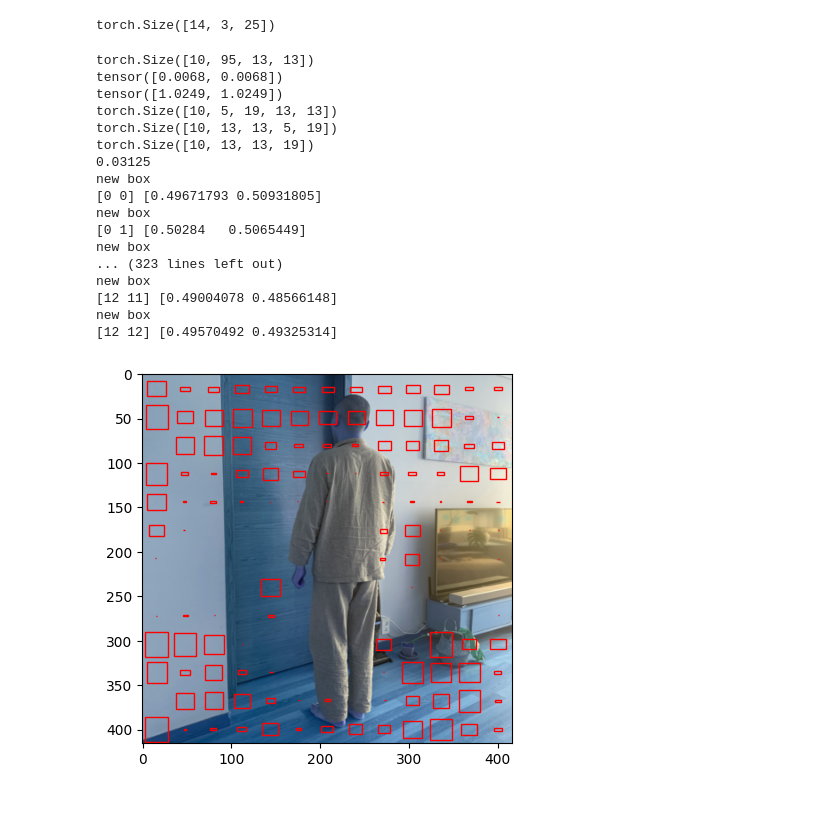
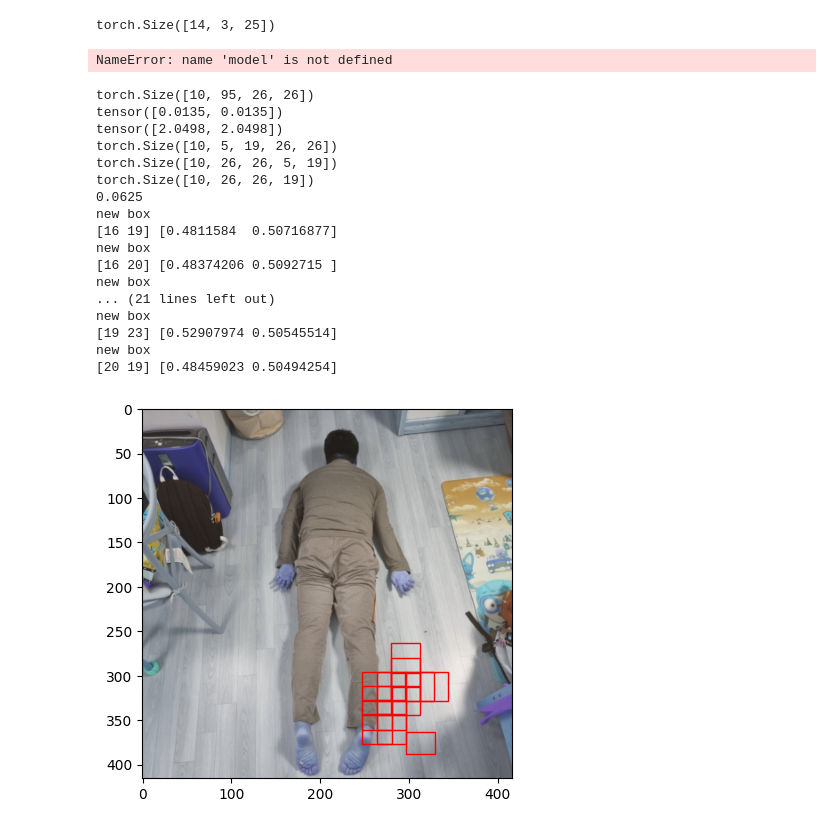
Before and after one commit to PikaSannnnn/MassageBot, a Jupyter notebook: dataProcessing.ipynb, the cells around one changed output. Drawn from its saved outputs; the diff is of its cells as text; code cells hidden in the pictures.

Commit message:
Ready for training

```diff
--- a/dataProcessing.ipynb
+++ b/dataProcessing.ipynb
@@ -380,14 +380,14 @@ criterion(anchors, td, test_result).item()
 import yolo.training as yolo_tv
 
 model = Yolo(14, 5, debug=False)
-optimizer = torch.optim.Adam(params=model.parameters())
+optimizer = torch.optim.Adam(params=model.parameters(), lr = 1e-4)
 criterion_fn = MultiFactorLoss(5, batch_avg=True)
 criterion_fn.requires_grad = True
 for param in model.parameters():
     assert param.requires_grad
 
 try:
-    yolo_tv.train(model, optimizer, criterion_fn, train_loader, val_loader, anchors)
+    yolo_tv.train(model, optimizer, criterion_fn, train_loader, val_loader, anchors, epochs=20)
 except Exception as e: # Try except catch for errors to delete gpu data to free resources
     print(e)
     del model
@@ -757,6 +717,8 @@ def sigmoid(x):
 tt, td = next(iter(train_loader))
 tt = tt.to(device)
 test_result = model(tt)
+# %% [output]
+NameError: name 'model' is not defined
 # %%
 import matplotlib.patches as patches
 # first_anchor_box = torch.Tensor([151.37092679, 151.37092679])
@@ -820,46 +782,46 @@ def plot_pic_with_box(img, pred, Scale, imgIdx,anchorIdx=0, img_size=416, thresh
 #     box_xy = (box_xy - box_wh / 2).cpu()
 #     box_xy = box_xy.detach().numpy()
     # print(box_wh)
 #     print(box_wh)
 #     box_wh /= scale_ratio
 #     print(box_wh)
     fig,ax = plt.subplots(1)
     ax.imshow(img.cpu().permute(1, 2, 0))
     for i in range(Scale):
         for j in range(Scale):
-            if output[imgIdx, i, j, 4] > threshold:
+            if torch.sigmoid(output[imgIdx, i, j, 4]) > threshold:
                 print('new box')
                 box_truexy = np.array([i, j]) # Get cell in normal image
                 print(box_truexy, box_xy[imgIdx, i, j, :])
                 box_truexy = (box_truexy + box_xy[imgIdx, i, j, :]) / scale_ratio # Add offset and scale back up to 416
                 box_truewh = np.array([box_wh[imgIdx, i, j, 0], box_wh[imgIdx, i, j, 1]]) / scale_ratio # Get and scale wh back up to 416
 #                 print(box_truexy, box_truewh)
                 box_truexy -= (box_truewh / 2) # Shift to top left for box drawing
 #                 print(box_truexy)
 #                 print(box_xy[imgIdx, i, j], box_wh[imgIdx, i, j])
                 box = patches.Rectangle((box_truexy[0], box_truexy[1]), box_truewh[0], box_truewh[1], linewidth=1, edgecolor='r', facecolor='none')
 
 #                 box = patches.Rectangle((box_xy[imgIdx, i, j, 0], box_xy[imgIdx, i, j, 1]), box_wh[imgIdx, i, j, 0], box_wh[imgIdx, i, j, 1], linewidth=1, edgecolor='r', facecolor='none')
                 ax.add_patch(box)
 
-img_idx = 2
-plot_pic_with_box(tt[img_idx], test_result[0], 13, img_idx, threshold=0.5)
+img_idx = 0
+plot_pic_with_box(tt[img_idx], test_result[1], 26, img_idx, threshold=0.03)
 # %% [output]
-torch.Size([10, 95, 13, 13])
-tensor([0.0068, 0.0068])
-tensor([1.0249, 1.0249])
-torch.Size([10, 5, 19, 13, 13])
-torch.Size([10, 13, 13, 5, 19])
-torch.Size([10, 13, 13, 19])
-0.03125
+torch.Size([10, 95, 26, 26])
+tensor([0.0135, 0.0135])
+tensor([2.0498, 2.0498])
+torch.Size([10, 5, 19, 26, 26])
+torch.Size([10, 26, 26, 5, 19])
+torch.Size([10, 26, 26, 19])
+0.0625
 new box
-[0 0] [0.49671793 0.50931805]
+[16 19] [0.4811584  0.50716877]
 new box
-[0 1] [0.50284   0.5065449]
+[16 20] [0.48374206 0.5092715 ]
 new box
-... (323 lines left out)
+... (21 lines left out)
 new box
-[12 11] [0.49004078 0.48566148]
+[19 23] [0.52907974 0.50545514]
 new box
-[12 12] [0.49570492 0.49325314]
+[20 19] [0.48459023 0.50494254]
-[figure, old version]
+[figure, new version]
```
Also changed, not shown: parts of 3 cells of this notebook, 1 other file.
